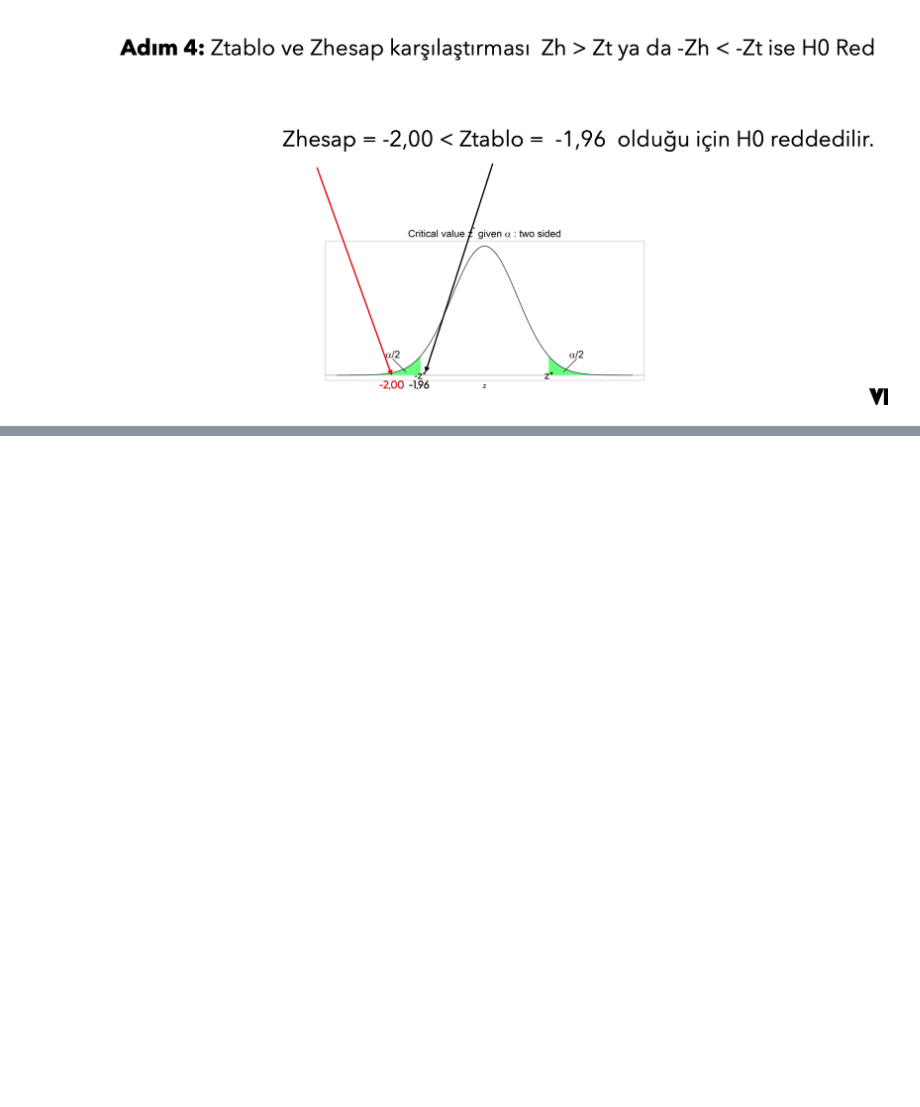
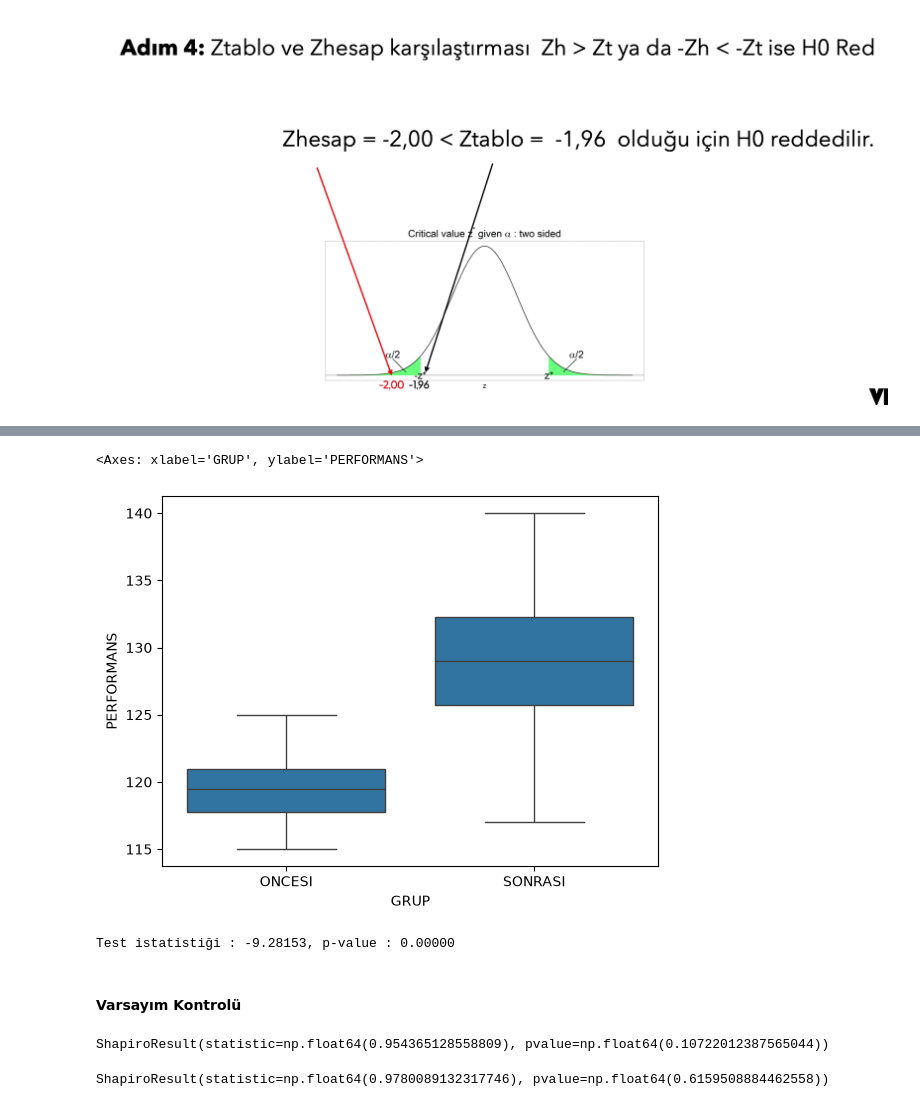
Before and after one commit to Ghost1461/machine-learning-journey, a Jupyter notebook: 05-Statistics for Data Science/istatistik.ipynb, the cells around one changed output, grey strips where cells are left out. Drawn from its saved outputs; the diff is of its cells as text; code cells hidden in the pictures; blank space fills up the shorter version.

```diff
--- a/05-Statistics for Data Science/istatistik.ipynb
+++ b/05-Statistics for Data Science/istatistik.ipynb
@@ -384,0 +651,21 @@ Ortaya çıkan bir etkinin şans eseri olup olmadığını istatistiki olarak ş
+# %%
+oncesi = pd.DataFrame([123,119,119,116,123,123,121,120,117,118,121,121,123,119,
+            121,118,124,121,125,115,115,119,118,121,117,117,120,120,
+            121,117,118,117,123,118,124,121,115,118,125,115])
+
+sonrasi = pd.DataFrame([118,127,122,132,129,123,129,132,128,130,128,138,140,130,
+             134,134,124,140,134,129,129,138,134,124,122,126,133,127,
+             130,130,130,132,117,130,125,129,133,120,127,123])
+
+# Grupları oluştur
+oncesi.columns = ["PERFORMANS"]
+oncesi["GRUP"] = "ONCESI"
+
+sonrasi.columns = ["PERFORMANS"]
+sonrasi["GRUP"] = "SONRASI"
+
+# Tüm verileri birleştir
+AB = pd.concat([oncesi,sonrasi], ignore_index=True)
+
+print(AB.head())
+print(AB.tail())
@@ -384,0 +685,14 @@ Ortaya çıkan bir etkinin şans eseri olup olmadığını istatistiki olarak ş
+# %%
+import seaborn as sns
+sns.boxplot(data = AB, x = AB["GRUP"], y = AB["PERFORMANS"])
+# %% [output]
+<Axes: xlabel='GRUP', ylabel='PERFORMANS'>
+[figure, added]
+# %%
+test_istatistigi, p_value= stats.ttest_rel(A_B["ONCESI"],A_B["SONRASI"])
+print("Test istatistiği : %.5f, p-value : %.5f" % (test_istatistigi, p_value))
+#p-value 0.05'ten küçük olduğu için H0 hipotezi reddedilir. Yani eğitim öncesi ve sonrası performans ortalaması aynı değildir(%95 güvenilirlik ile).
+# %% [output]
+Test istatistiği : -9.28153, p-value : 0.00000
+# %% [markdown]
+ #### Varsayım Kontrolü
@@ -384,0 +701,9 @@ Ortaya çıkan bir etkinin şans eseri olup olmadığını istatistiki olarak ş
+# %%
+shapiro(A_B["ONCESI"])
+# %% [output]
+ShapiroResult(statistic=np.float64(0.954365128558809), pvalue=np.float64(0.10722012387565044))
+# %%
+shapiro(A_B["SONRASI"])
+#ikiside p-value'dan küçük değil, H0'ı reddemeyiz. Normal dağılım gösterir ikiside (yaklaşık normal da olsa olur)
+# %% [output]
+ShapiroResult(statistic=np.float64(0.9780089132317746), pvalue=np.float64(0.6159508884462558))
```
Also changed, not shown: parts of 66 cells of this notebook.
